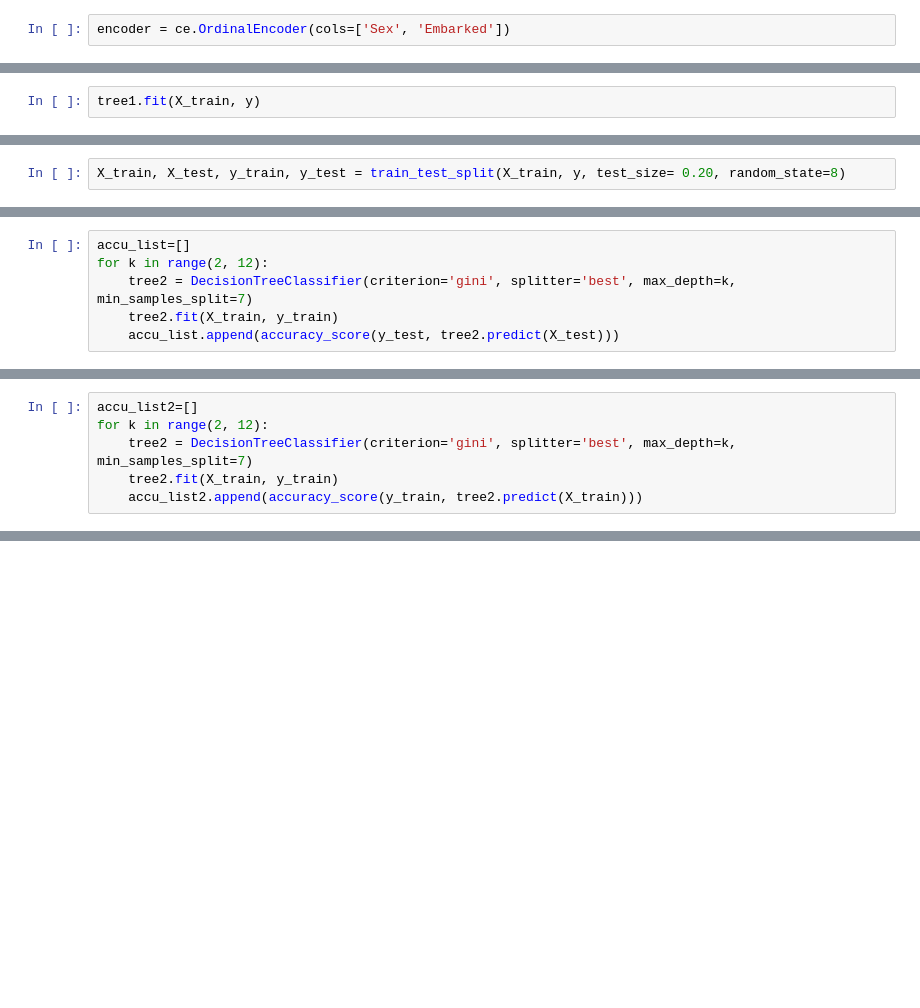
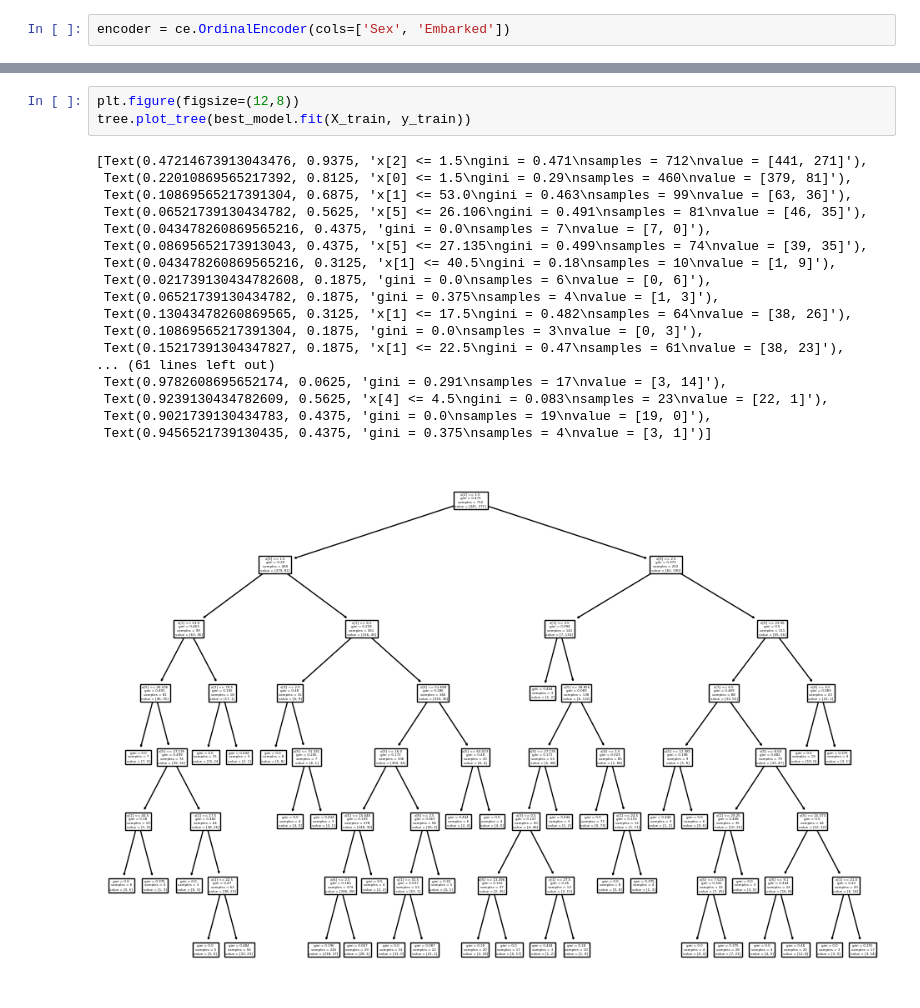
Before and after one commit to Harshalshirote2002/Tree_learning, a Jupyter notebook: dtree.ipynb, the cells around one changed output, grey strips where cells are left out. Cells and saved outputs as stored; diff of their text form; blank space fills up the shorter version.

```diff
--- a/dtree.ipynb
+++ b/dtree.ipynb
@@ -210,2 +155,0 @@ tree1 = DecisionTreeClassifier(criterion='gini', splitter='best', max_depth=10,
-# %%
-tree1.fit(X_train, y)
@@ -223,2 +155,0 @@ from sklearn.model_selection import train_test_split
-# %%
-X_train, X_test, y_train, y_test = train_test_split(X_train, y, test_size= 0.20, random_state=8)
@@ -229,6 +155,0 @@ X_train.shape, y_test.shape
-# %%
-accu_list=[]
-for k in range(2, 12):
-    tree2 = DecisionTreeClassifier(criterion='gini', splitter='best', max_depth=k, min_samples_split=7)
-    tree2.fit(X_train, y_train)
-    accu_list.append(accuracy_score(y_test, tree2.predict(X_test)))
@@ -246,6 +155,0 @@ Text(0, 0.5, 'Test accuracy')
-# %%
-accu_list2=[]
-for k in range(2, 12):
-    tree2 = DecisionTreeClassifier(criterion='gini', splitter='best', max_depth=k, min_samples_split=7)
-    tree2.fit(X_train, y_train)
-    accu_list2.append(accuracy_score(y_train, tree2.predict(X_train)))
@@ -266,0 +176,22 @@ accu_list2[-1]
+# %%
+plt.figure(figsize=(12,8))
+tree.plot_tree(best_model.fit(X_train, y_train))
+# %% [output]
+[Text(0.47214673913043476, 0.9375, 'x[2] <= 1.5\ngini = 0.471\nsamples = 712\nvalue = [441, 271]'),
+ Text(0.22010869565217392, 0.8125, 'x[0] <= 1.5\ngini = 0.29\nsamples = 460\nvalue = [379, 81]'),
+ Text(0.10869565217391304, 0.6875, 'x[1] <= 53.0\ngini = 0.463\nsamples = 99\nvalue = [63, 36]'),
+ Text(0.06521739130434782, 0.5625, 'x[5] <= 26.106\ngini = 0.491\nsamples = 81\nvalue = [46, 35]'),
+ Text(0.043478260869565216, 0.4375, 'gini = 0.0\nsamples = 7\nvalue = [7, 0]'),
+ Text(0.08695652173913043, 0.4375, 'x[5] <= 27.135\ngini = 0.499\nsamples = 74\nvalue = [39, 35]'),
+ Text(0.043478260869565216, 0.3125, 'x[1] <= 40.5\ngini = 0.18\nsamples = 10\nvalue = [1, 9]'),
+ Text(0.021739130434782608, 0.1875, 'gini = 0.0\nsamples = 6\nvalue = [0, 6]'),
+ Text(0.06521739130434782, 0.1875, 'gini = 0.375\nsamples = 4\nvalue = [1, 3]'),
+ Text(0.13043478260869565, 0.3125, 'x[1] <= 17.5\ngini = 0.482\nsamples = 64\nvalue = [38, 26]'),
+ Text(0.10869565217391304, 0.1875, 'gini = 0.0\nsamples = 3\nvalue = [0, 3]'),
+ Text(0.15217391304347827, 0.1875, 'x[1] <= 22.5\ngini = 0.47\nsamples = 61\nvalue = [38, 23]'),
+... (61 lines left out)
+ Text(0.9782608695652174, 0.0625, 'gini = 0.291\nsamples = 17\nvalue = [3, 14]'),
+ Text(0.9239130434782609, 0.5625, 'x[4] <= 4.5\ngini = 0.083\nsamples = 23\nvalue = [22, 1]'),
+ Text(0.9021739130434783, 0.4375, 'gini = 0.0\nsamples = 19\nvalue = [19, 0]'),
+ Text(0.9456521739130435, 0.4375, 'gini = 0.375\nsamples = 4\nvalue = [3, 1]')]
+[figure, added]
```
Also changed, not shown: parts of 43 cells of this notebook, 3 other files.
